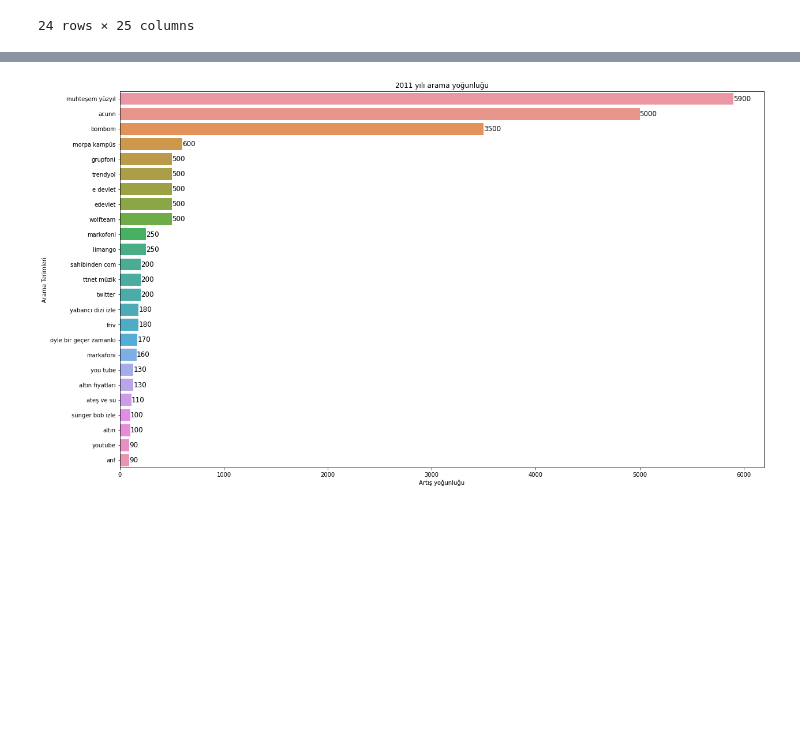
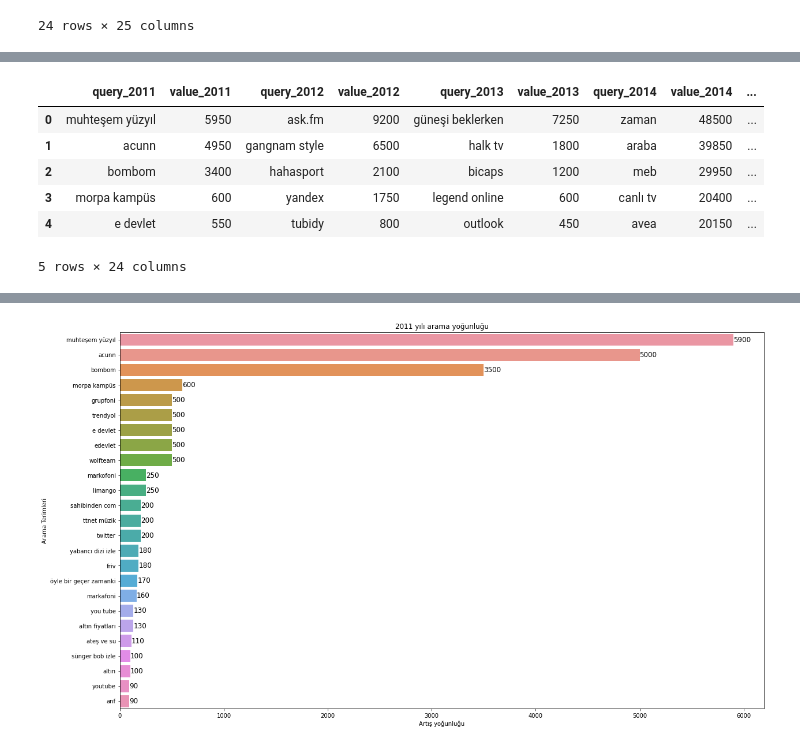
Before and after one commit to muhsinayaz/my-projects, a Jupyter notebook: 01-Data-Analysis-&-Visualization-wPy/03-DAwPy-Google-Search/Google-Search-AnalysiswP.ipynb, the cells around one changed output, grey strips where cells are left out. Drawn from its saved outputs; the diff is of its cells as text; code cells hidden in the pictures; blank space fills up the shorter version.

```diff
--- a/01-Data-Analysis-&-Visualization-wPy/03-DAwPy-Google-Search/Google-Search-AnalysiswP.ipynb
+++ b/01-Data-Analysis-&-Visualization-wPy/03-DAwPy-Google-Search/Google-Search-AnalysiswP.ipynb
@@ -434,4 +437,14 @@ def find_type(query):
 # %%
 df_rise_q2 = df_rise_q.copy()
+# %%
+df_rise_q2.head()
+# %% [output]
+|  | query_2011 | value_2011 | query_2012 | value_2012 | query_2013 | value_2013 | query_2014 | value_2014 | ... |
+| 0 | muhteşem yüzyıl | 5950 | ask.fm | 9200 | güneşi beklerken | 7250 | zaman | 48500 | ... |
+| 1 | acunn | 4950 | gangnam style | 6500 | halk tv | 1800 | araba | 39850 | ... |
+| 2 | bombom | 3400 | hahasport | 2100 | bicaps | 1200 | meb | 29950 | ... |
+| 3 | morpa kampüs | 600 | yandex | 1750 | legend online | 600 | canlı tv | 20400 | ... |
+| 4 | e devlet | 550 | tubidy | 800 | outlook | 450 | avea | 20150 | ... |
+5 rows × 24 columns
 # %%
 for i in range(2011, 2023):
```
Also changed, not shown: parts of 9 cells of this notebook, 2 other files.
